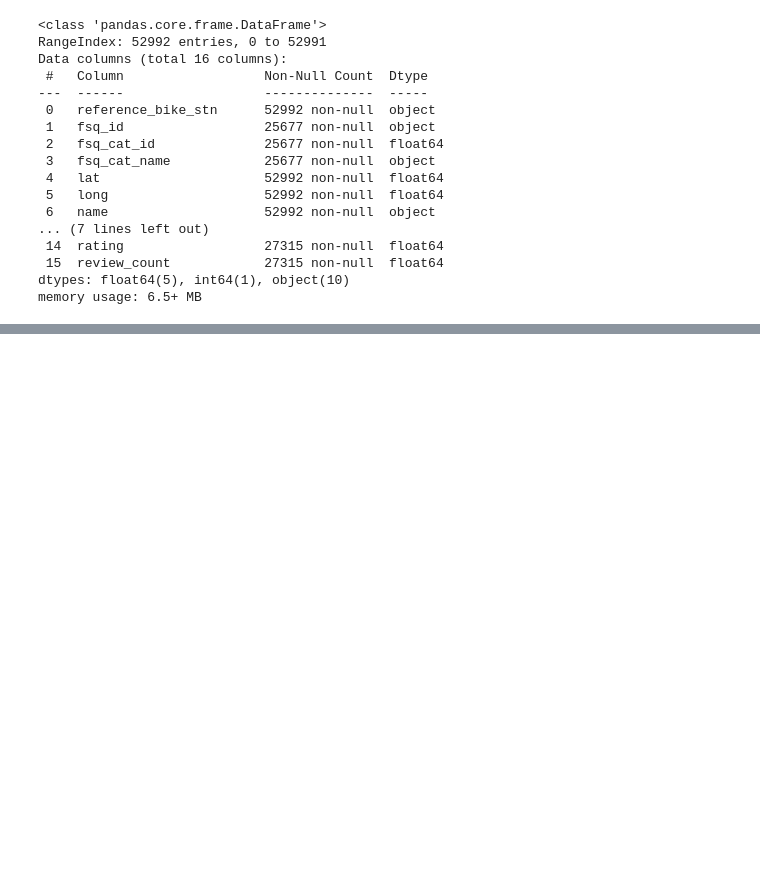
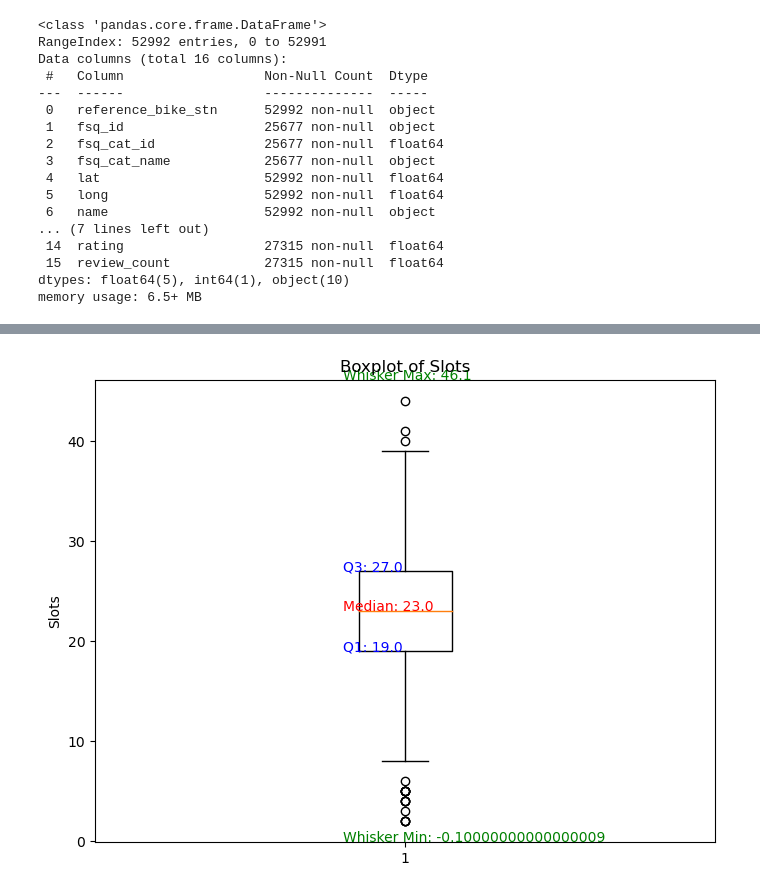
Before and after one commit to briggyx/biking_bayarea, a Jupyter notebook: docs/joining_data_and_EDA.ipynb, the cells around one changed output, grey strips where cells are left out. Cells and saved outputs as stored; diff of their text form; code cells hidden in the pictures; blank space fills up the shorter version.

```diff
--- a/docs/joining_data_and_EDA.ipynb
+++ b/docs/joining_data_and_EDA.ipynb
@@ -86,0 +110,20 @@ combined_df.head(5)
+# %%
+plt.figure(figsize=(8, 6))
+plt.boxplot(citybikes_df['slots'])
+
+median = np.median(citybikes_df['slots'])
+q1, q3 = np.percentile(citybikes_df['slots'], [25, 75])
+whisker_min, whisker_max = plt.gca().get_ylim()
+
+plt.text(0.9, median, f'Median: {median}', color='red', fontsize=10)
+plt.text(0.9, q1, f'Q1: {q1}', color='blue', fontsize=10)
+plt.text(0.9, q3, f'Q3: {q3}', color='blue', fontsize=10)
+plt.text(0.9, whisker_min, f'Whisker Min: {whisker_min}', color='green', fontsize=10)
+plt.text(0.9, whisker_max, f'Whisker Max: {whisker_max}', color='green', fontsize=10)
+
+plt.title('Boxplot of Slots')
+plt.ylabel('Slots')
+
+plt.show()
+# %% [output]
+[figure, added]
```
Also changed, not shown: parts of 12 cells of this notebook.
